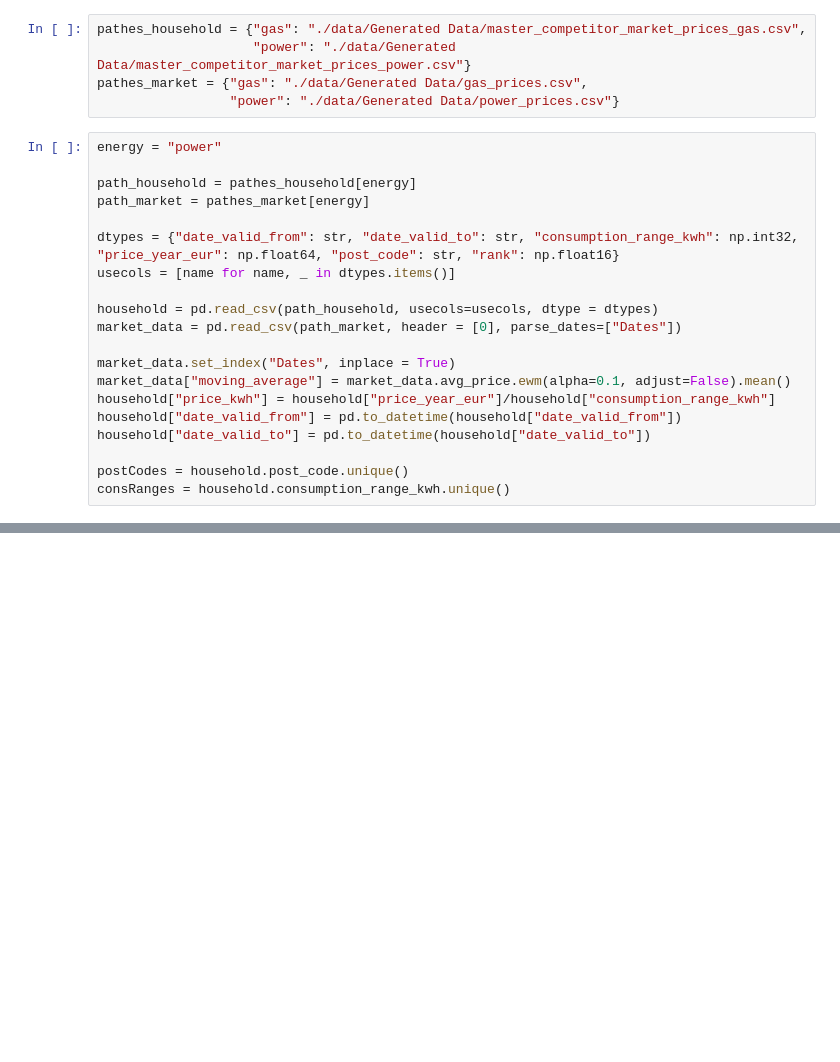
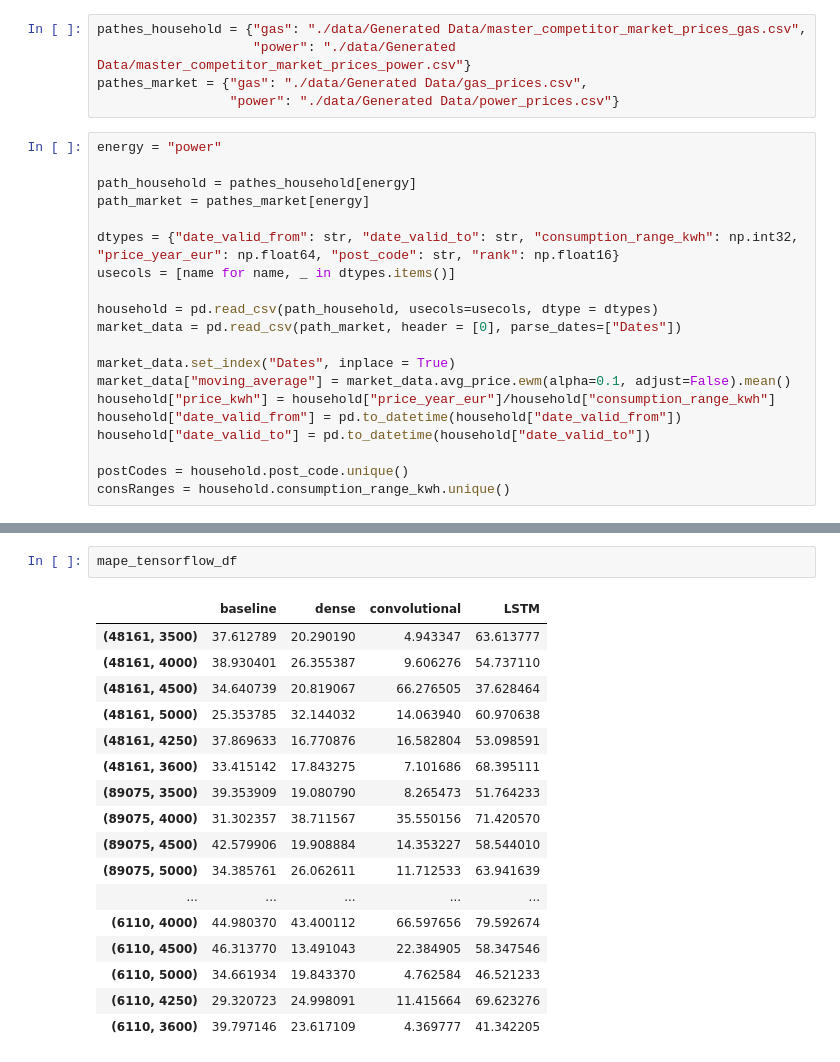
Before and after one commit to michael-fuest/DAiA-EON, a Jupyter notebook: test_models.ipynb, the cells around one changed output, grey strips where cells are left out. Drawn from its saved outputs; the diff is of its cells as text; blank space fills up the shorter version.

```diff
--- a/test_models.ipynb
+++ b/test_models.ipynb
@@ -74,0 +67,20 @@ mse_tensorflow_df, mape_tensorflow_df = test_tensorflow_impl(shift = shift,
+# %%
+mape_tensorflow_df
+# %% [output]
+|  | baseline | dense | convolutional | LSTM |
+| (48161, 3500) | 37.612789 | 20.290190 | 4.943347 | 63.613777 |
+| (48161, 4000) | 38.930401 | 26.355387 | 9.606276 | 54.737110 |
+| (48161, 4500) | 34.640739 | 20.819067 | 66.276505 | 37.628464 |
+| (48161, 5000) | 25.353785 | 32.144032 | 14.063940 | 60.970638 |
+| (48161, 4250) | 37.869633 | 16.770876 | 16.582804 | 53.098591 |
+| (48161, 3600) | 33.415142 | 17.843275 | 7.101686 | 68.395111 |
+| (89075, 3500) | 39.353909 | 19.080790 | 8.265473 | 51.764233 |
+| (89075, 4000) | 31.302357 | 38.711567 | 35.550156 | 71.420570 |
+| (89075, 4500) | 42.579906 | 19.908884 | 14.353227 | 58.544010 |
+| (89075, 5000) | 34.385761 | 26.062611 | 11.712533 | 63.941639 |
+| ... | ... | ... | ... | ... |
+| (6110, 4000) | 44.980370 | 43.400112 | 66.597656 | 79.592674 |
+| (6110, 4500) | 46.313770 | 13.491043 | 22.384905 | 58.347546 |
+| (6110, 5000) | 34.661934 | 19.843370 | 4.762584 | 46.521233 |
+| (6110, 4250) | 29.320723 | 24.998091 | 11.415664 | 69.623276 |
+| (6110, 3600) | 39.797146 | 23.617109 | 4.369777 | 41.342205 |
```
Also changed, not shown: parts of 14 cells of this notebook, 2 other files.
